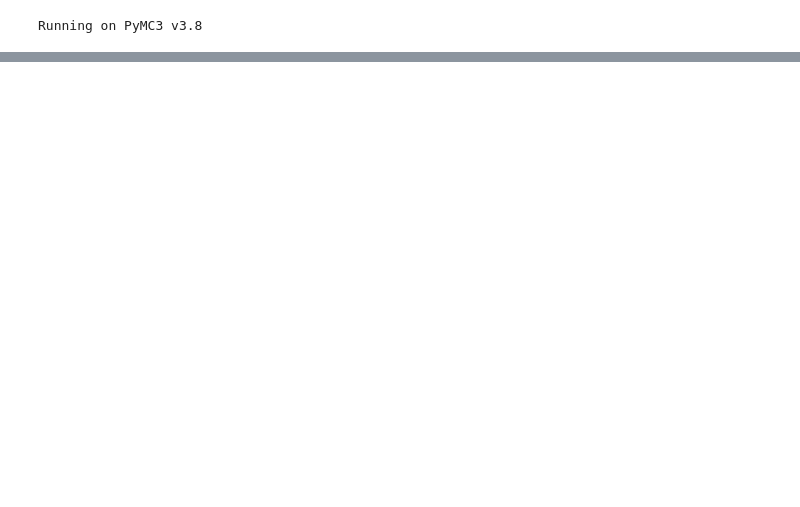
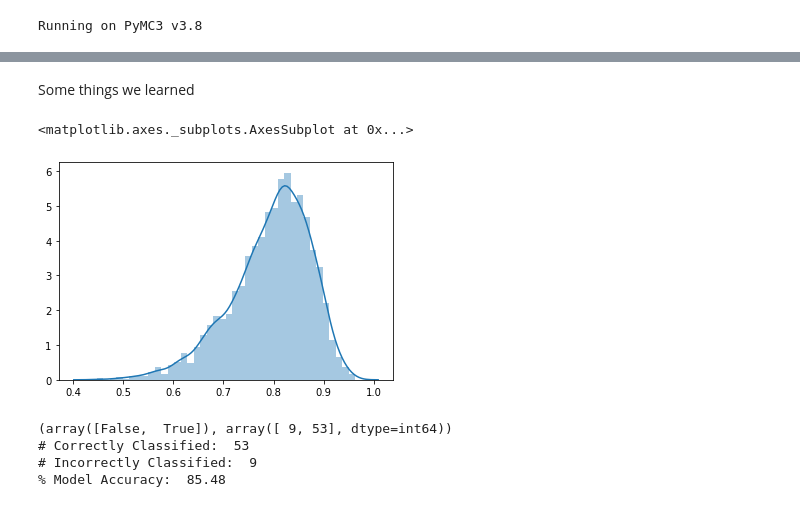
Before and after one commit to numaer/bayesian-spine-classification, a Jupyter notebook: Bayesian Modelling - Back Data.ipynb, the cells around one changed output, grey strips where cells are left out. Saved outputs shown, nothing was run; the diff lists cells and outputs as text; code cells hidden in the pictures; blank space fills up the shorter version.

Commit message:
add model and predictive functions

```diff
--- a/Bayesian Modelling - Back Data.ipynb
+++ b/Bayesian Modelling - Back Data.ipynb
@@ -104,0 +146,7 @@ g = seaborn.pairplot(raw_data[raw_data.columns[:3]])
+# %%
+from sklearn.model_selection import train_test_split
+X_train, X_test, y_train, y_test = train_test_split(raw_data[spine_features], raw_data['binary_back_status'], test_size=0.20, random_state=1337)
+# %%
+train_df = pd.concat([X_train, y_train], axis=1)
+print(train_df.shape)
+train_df.head()
@@ -105,7 +161,12 @@ g = seaborn.pairplot(raw_data[raw_data.columns[:3]])
+# %%
+SELECTED_FEATURES = ['pelvic_tilt',
+                      'lumbar_lordosis_angle',
+                      'pelvic_radius',
+                      'degree_spondylolisthesis']
 # %%
 with pm.Model() as logistic_model:
-    pm.glm.GLM.from_formula('back_status ~ pelvic_incidence + pelvic_tilt',
-                            raw_data[['back_status', 'pelvic_incidence', 'pelvic_tilt']],
+    pm.glm.GLM.from_formula('binary_back_status ~ pelvic_tilt + lumbar_lordosis_angle + pelvic_radius + degree_spondylolisthesis',
+                            train_df[['binary_back_status'] + SELECTED_FEATURES],
                             family=pm.glm.families.Binomial())
     trace = pm.sample(1000, tune=1000, init='adapt_diag')
 # %% [output]
@@ -124,0 +190,44 @@ plot_traces(trace)
+# %% [markdown]
+Some things we learned
+# %%
+def lm_full(x):
+    """ Calculate the logit(p) of a single data point as a posterior predictive distribution
+    We take the mean to give us the best single point estimate
+    """
+    x = x.values
+    pelvic_tilt, lumbar_lordosis_angle, pelvic_radius, degree_spondylolisthesis = x[0], x[1], x[2], x[3]
+    shape = np.broadcast(pelvic_tilt, lumbar_lordosis_angle, pelvic_radius, degree_spondylolisthesis).shape
+    x_norm = np.asarray([np.broadcast_to(x, shape)
+                         for x in [pelvic_tilt, lumbar_lordosis_angle, pelvic_radius, degree_spondylolisthesis]])
+    return 1 / (1 + np.exp(-(trace['Intercept'] +
+                             trace['pelvic_tilt']*x_norm[0] +
+                             trace['lumbar_lordosis_angle']*x_norm[1] +
+                             trace['pelvic_radius']*x_norm[2] +
+                             trace['degree_spondylolisthesis']*x_norm[3])))
+
+# Predict probability of abnormality and normality from our bayesian model using trace coefficients
+y_hat = X_test[SELECTED_FEATURES].apply(lm_full, axis=1)
+
+# Posterior predictive of one test point
+sns.distplot(y_hat.iloc[0])
+# %% [output]
+<matplotlib.axes._subplots.AxesSubplot at 0x...>
+[figure, added]
+# %%
+""" Predict the probability of spine abnormality and calculate accuracy
+
+Note: Since our prediction is on the interval of [0,1], we classify a
+spine as abnormal if the prediction is above 50% and normal if below 50%.
+"""
+
+y_hat_mean = y_hat.apply(lambda x: 1 if x.mean() > 0.5 else 0)
+prediction_results = np.unique((y_hat_mean == y_test), return_counts=True)
+print(prediction_results)
+print("# Correctly Classified: ", prediction_results[1][1])
+print("# Incorrectly Classified: ", prediction_results[1][0])
+print("% Model Accuracy: ", 100*round(prediction_results[1][1] / (prediction_results[1][1] + prediction_results[1][0]),4))
+# %% [output]
+(array([False,  True]), array([ 9, 53], dtype=int64))
+# Correctly Classified:  53
+# Incorrectly Classified:  9
+% Model Accuracy:  85.48
```
Also changed, not shown: parts of 12 cells of this notebook.
